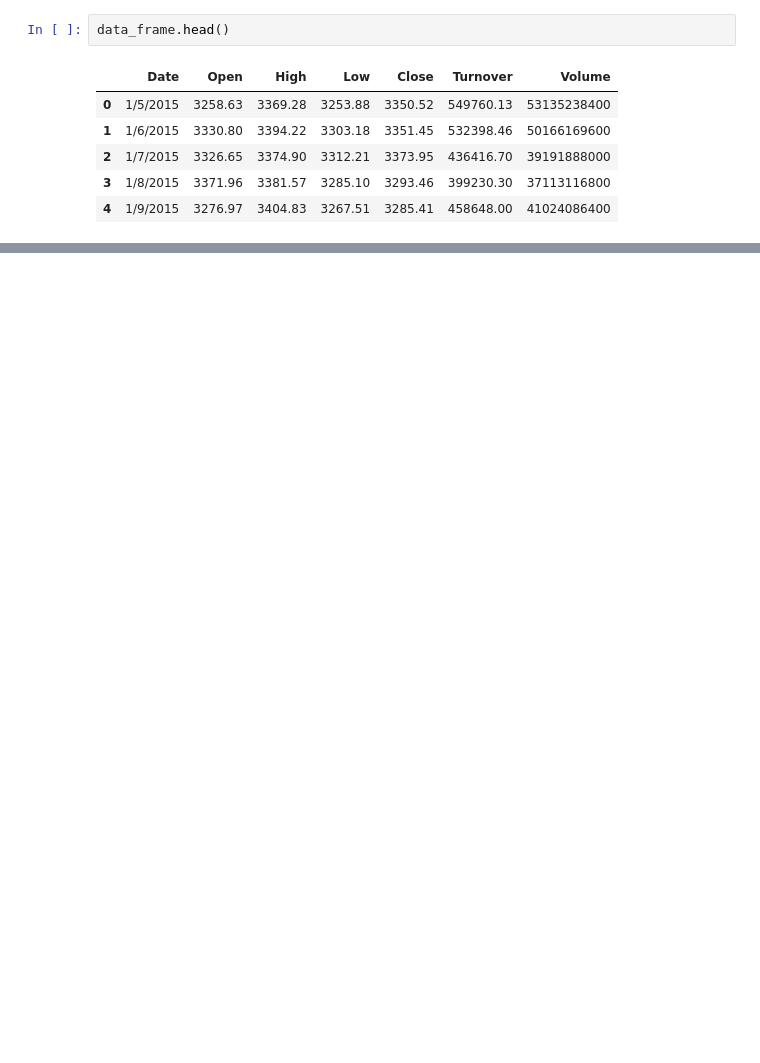
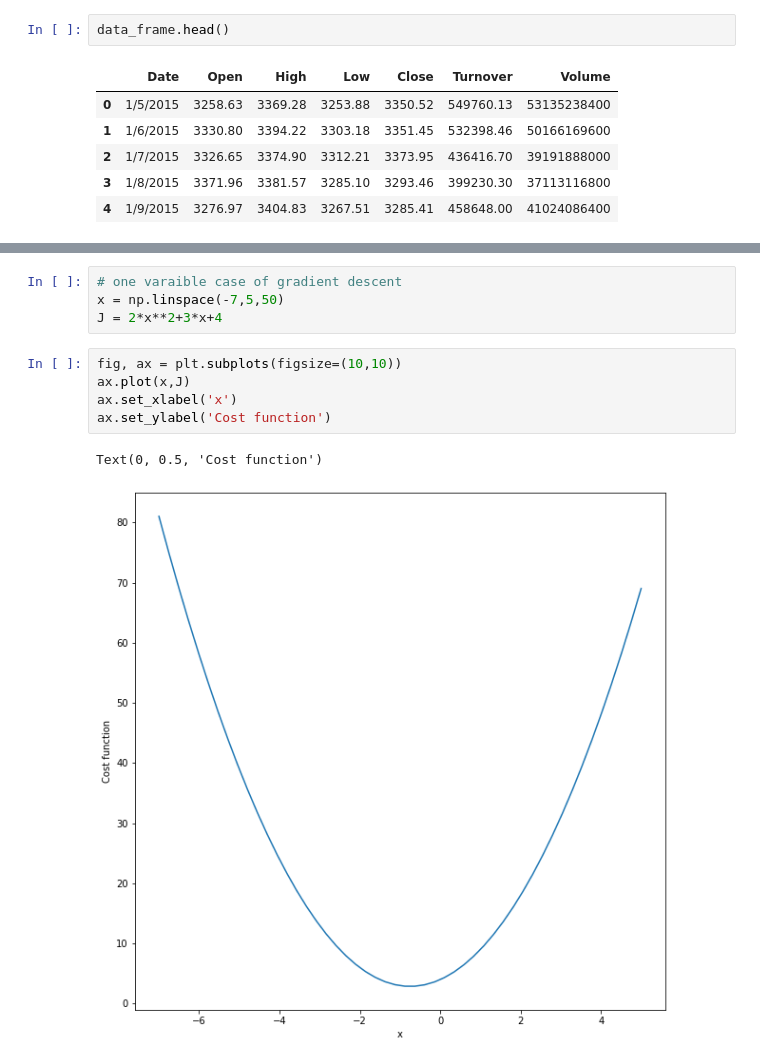
Before and after one commit to ychen1492/coursera-machine-learning, a Jupyter notebook: coursera-ml-week1.ipynb, the cells around one changed output, grey strips where cells are left out. Drawn from its saved outputs; the diff is of its cells as text; blank space fills up the shorter version.

```diff
--- a/coursera-ml-week1.ipynb
+++ b/coursera-ml-week1.ipynb
@@ -22,0 +99,12 @@ Text(0, 0.5, 'Turnover')
+# %%
+# one varaible case of gradient descent
+x = np.linspace(-7,5,50)
+J = 2*x**2+3*x+4
+# %%
+fig, ax = plt.subplots(figsize=(10,10))
+ax.plot(x,J)
+ax.set_xlabel('x')
+ax.set_ylabel('Cost function')
+# %% [output]
+Text(0, 0.5, 'Cost function')
+[figure, added]
```
Also changed, not shown: parts of 15 cells of this notebook.
